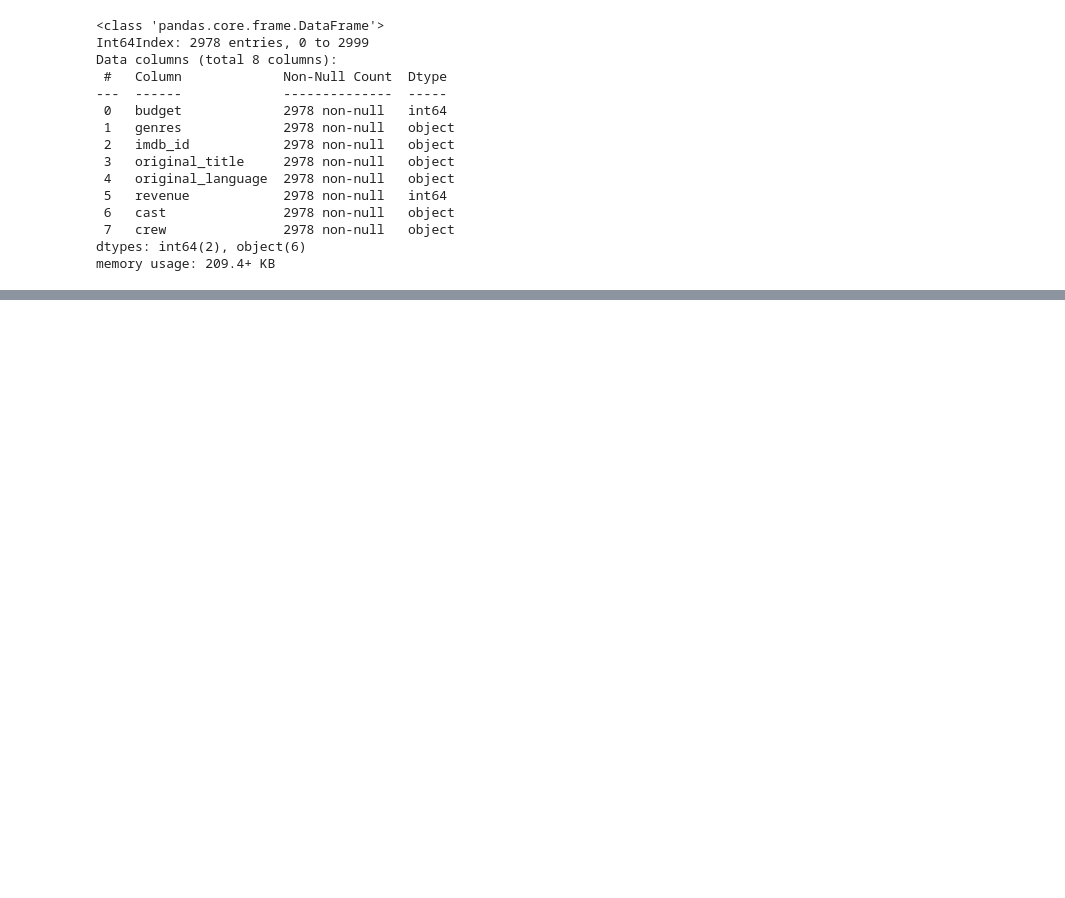
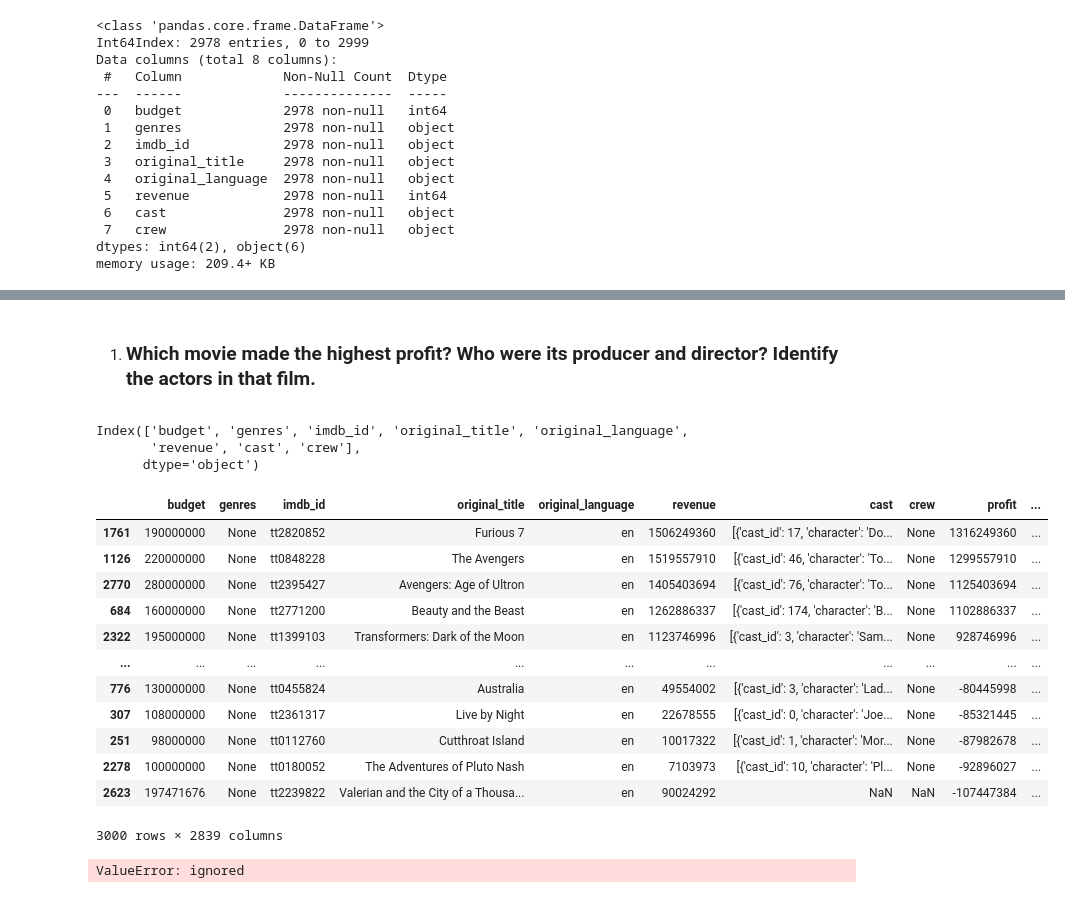
Before and after one commit to micahjoseph/EDA-ON-IMDB-DATASET-, a Jupyter notebook: Copy_of_M1W3_Guided_Project_EDA_on_IMDB_Dataset.ipynb, the cells around one changed output, grey strips where cells are left out. Drawn from its saved outputs; the diff is of its cells as text; code cells hidden in the pictures; blank space fills up the shorter version.

```diff
--- a/Copy_of_M1W3_Guided_Project_EDA_on_IMDB_Dataset.ipynb
+++ b/Copy_of_M1W3_Guided_Project_EDA_on_IMDB_Dataset.ipynb
@@ -158,0 +156,8 @@ ValueError: ignored
+# %%
+#Apply above function to geners,cast and crew
+df.loc[~df['genres'].isna(),'genres']=df.loc[~df['genres'].isna(),'genres'].apply(string_to_list)
+df.loc[~df['cast'].isna(),'cast']=df.loc[~df['cast'].isna(),'cast'].apply(string_to_list)
+# %%
+df.loc[~df['crew'].isna(),'crew']=df.loc[~df['crew'].isna(),'crew'].apply(string_to_list)
+# %%
+df_new=df.copy()
@@ -158,0 +180,30 @@ ValueError: ignored
+# %% [markdown]
+1. ### <b> Which movie made the highest profit? Who were its producer and director? Identify the actors in that film.</b>
+# %%
+df_new.columns
+# %% [output]
+Index(['budget', 'genres', 'imdb_id', 'original_title', 'original_language',
+       'revenue', 'cast', 'crew'],
+      dtype='object')
+# %%
+df_new['profit']=df_new['revenue']-df['budget']
+# %%
+df_new.sort_values(by='profit', ascending=False)
+# %% [output]
+|  | budget | genres | imdb_id | original_title | original_language | revenue | cast | crew | profit | ... |
+| 1761 | 190000000 | None | tt2820852 | Furious 7 | en | 1506249360 | [{'cast_id': 17, 'character': 'Do... | None | 1316249360 | ... |
+| 1126 | 220000000 | None | tt0848228 | The Avengers | en | 1519557910 | [{'cast_id': 46, 'character': 'To... | None | 1299557910 | ... |
+| 2770 | 280000000 | None | tt2395427 | Avengers: Age of Ultron | en | 1405403694 | [{'cast_id': 76, 'character': 'To... | None | 1125403694 | ... |
+| 684 | 160000000 | None | tt2771200 | Beauty and the Beast | en | 1262886337 | [{'cast_id': 174, 'character': 'B... | None | 1102886337 | ... |
+| 2322 | 195000000 | None | tt1399103 | Transformers: Dark of the Moon | en | 1123746996 | [{'cast_id': 3, 'character': 'Sam... | None | 928746996 | ... |
+| ... | ... | ... | ... | ... | ... | ... | ... | ... | ... | ... |
+| 776 | 130000000 | None | tt0455824 | Australia | en | 49554002 | [{'cast_id': 3, 'character': 'Lad... | None | -80445998 | ... |
+| 307 | 108000000 | None | tt2361317 | Live by Night | en | 22678555 | [{'cast_id': 0, 'character': 'Joe... | None | -85321445 | ... |
+| 251 | 98000000 | None | tt0112760 | Cutthroat Island | en | 10017322 | [{'cast_id': 1, 'character': 'Mor... | None | -87982678 | ... |
+| 2278 | 100000000 | None | tt0180052 | The Adventures of Pluto Nash | en | 7103973 | [{'cast_id': 10, 'character': 'Pl... | None | -92896027 | ... |
+| 2623 | 197471676 | None | tt2239822 | Valerian and the City of a Thousa... | en | 90024292 | NaN | NaN | -107447384 | ... |
+3000 rows × 2839 columns
+# %%
+df_new.loc[df_new['budget']<1000,'budget']=df_new.loc[df_new['budget']>1000,'budget']
+# %% [output]
+ValueError: ignored
```
Also changed, not shown: parts of 10 cells of this notebook.
